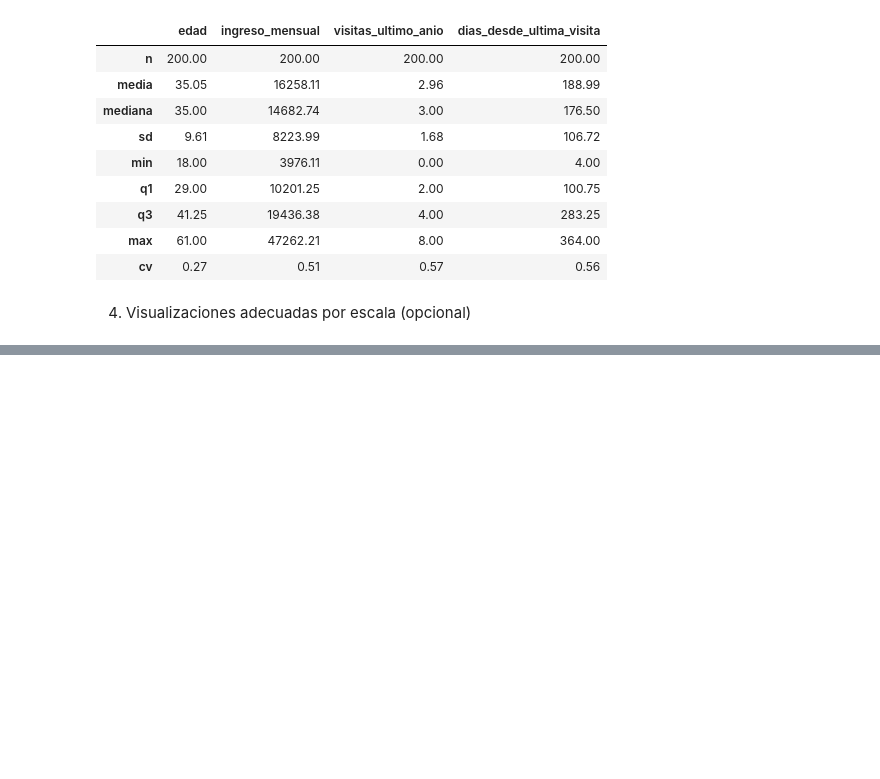
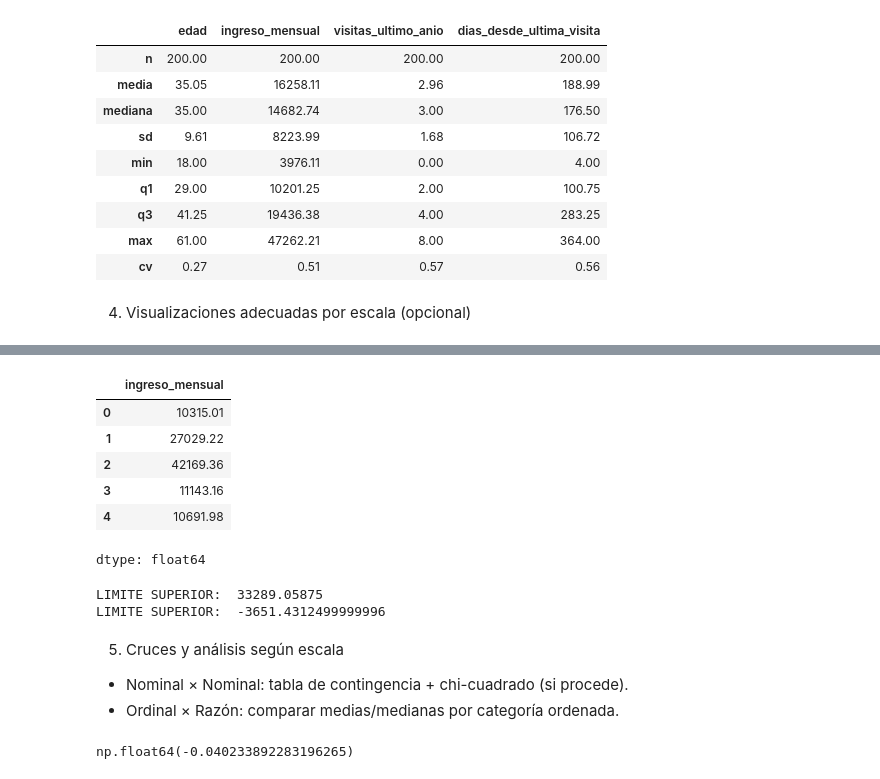
Before and after one commit to Ivon110/Mineria-de-Datos, a Jupyter notebook: mineriacolab1.ipynb, the cells around one changed output, grey strips where cells are left out. Cells and saved outputs as stored; diff of their text form; code cells hidden in the pictures; blank space fills up the shorter version.

```diff
--- a/mineriacolab1.ipynb
+++ b/mineriacolab1.ipynb
@@ -1327,0 +1326,47 @@ plt.show()
+# %%
+#PASOS PARA IQR (Para detectar datos aberrantes)
+#1
+df["ingreso_mensual"].head()
+# %% [output]
+|  | ingreso_mensual |
+| 0 | 10315.01 |
+| 1 | 27029.22 |
+| 2 | 42169.36 |
+| 3 | 11143.16 |
+| 4 | 10691.98 |
+dtype: float64
+# %%
+#Calcular Q3 - CUARTIL 75
+#2
+q1 = df["ingreso_mensual"].quantile(0.25)
+q3 = df["ingreso_mensual"].quantile(0.75)
+iqr = q3 - q1
+limite_superior = q3 + 1.5 * iqr #LIMITE SUPERIOR
+print("LIMITE SUPERIOR: ",limite_superior )
+limite_inferior = q1 - 1.5 * iqr #LIMITE INFERIOR
+print("LIMITE SUPERIOR: ",limite_inferior)
+# %% [output]
+LIMITE SUPERIOR:  33289.05875
+LIMITE SUPERIOR:  -3651.4312499999996
+# %% [markdown]
+5) Cruces y análisis según escala
+* Nominal × Nominal: tabla de contingencia + chi-cuadrado (si procede).
+* Ordinal × Razón: comparar medias/medianas por categoría ordenada.
+# %%
+# Ordinal × Ordinal: asociación ordinal (p. ej., tendencia entre segmento y satisfaccion).
+# Nominal × Nominal
+ct_ciudad_genero = pd.crosstab(df["ciudad"], df["genero"], normalize="index").round(3)
+ct_ciudad_genero
+
+# Ordinal × Razón (grupos por segmento)
+ingreso_por_segmento = df.groupby("segmento")["ingreso_mensual"].agg(["count","median","mean","std"]).round(2)
+ingreso_por_segmento
+
+# Ordinal × Ordinal: correlación de Spearman entre satisfacción y segmento
+spearman = df.assign(
+satisfaccion_num = df["satisfaccion"].astype(int),
+segmento_num = df["segmento"].cat.codes + 1 # Estándar=1, Oro=2, Platino=3
+)[["satisfaccion_num","segmento_num"]].corr(method="spearman").iloc[0,1]
+spearman
+# %% [output]
+np.float64(-0.040233892283196265)
```
Also changed, not shown: parts of 21 cells of this notebook.
